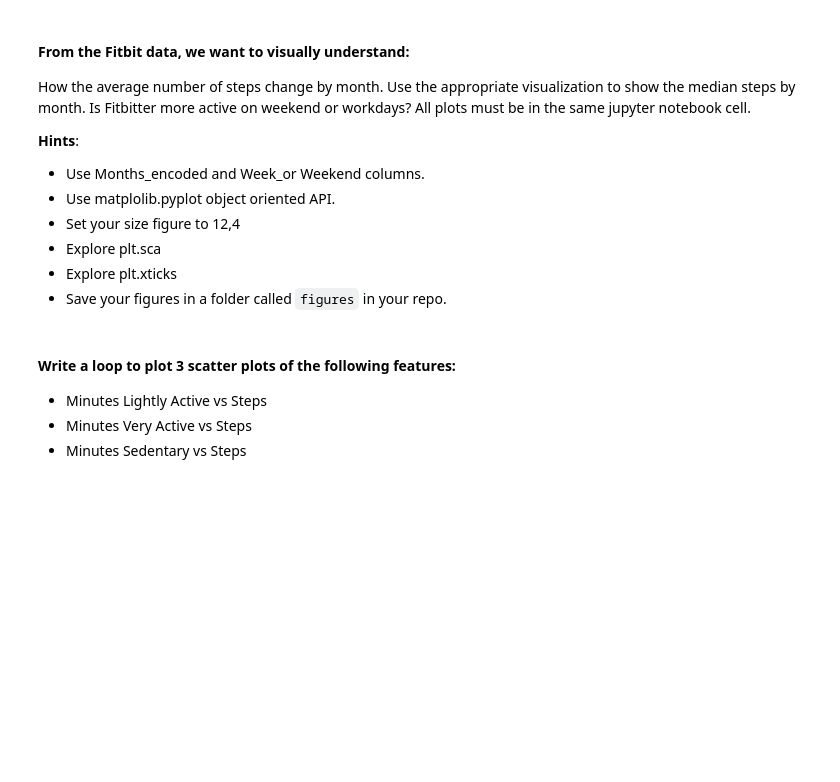
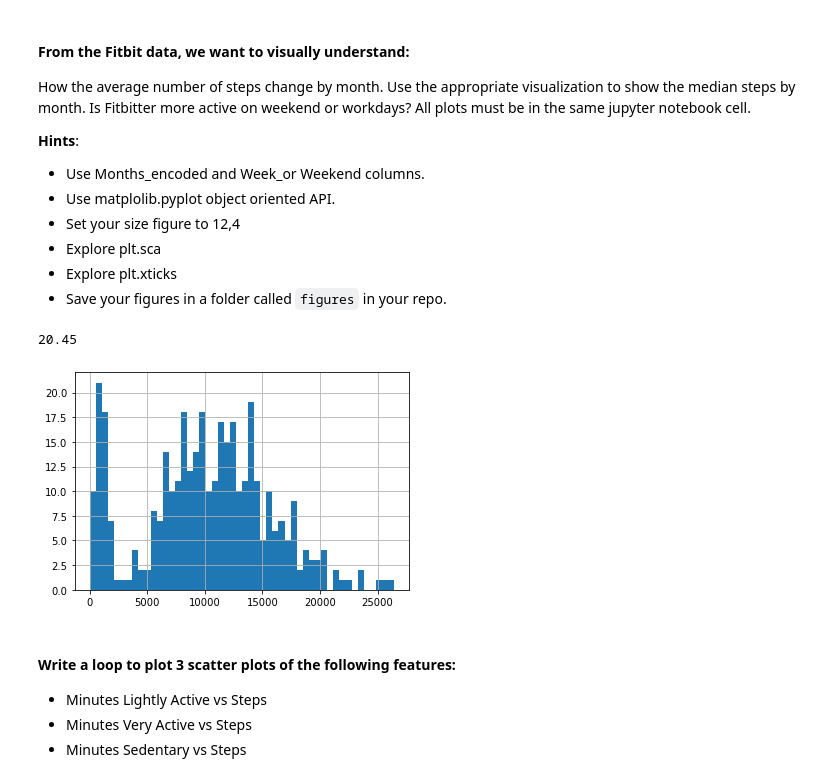
Before and after one commit to Adonis232/dataptmad0420, a Jupyter notebook: module-2/matplotlib-seaborn/your-code/main.ipynb, the cells around one changed output. Drawn from its saved outputs; the diff is of its cells as text; code cells hidden in the pictures; blank space fills up the shorter version.

```diff
--- a/module-2/matplotlib-seaborn/your-code/main.ipynb
+++ b/module-2/matplotlib-seaborn/your-code/main.ipynb
@@ -118,3 +105,5 @@ No handles with labels found to put in legend.
 * table: `fitbit2`
 # %%
 # your code here
+fitbit = pd.read_csv('/home/emmanuel/Downloads/fitbit2.csv')
+fitbit
@@ -134,6 +137,12 @@ How the average number of steps change by month. Use the appropriate visualizati
 # %%
 # MEDIAN STEPS BY MONTH_ENCODED
 # your code here
 
+a = fitbit['Steps'].hist(bins=50)
+fitbit['Distance'].max()
+
 # MEDIAN STEPS BY WORK_OR_WEEKEND
 # your code here
+# %% [output]
+20.45
+[figure, added]
```
Also changed, not shown: parts of 4 cells of this notebook.
